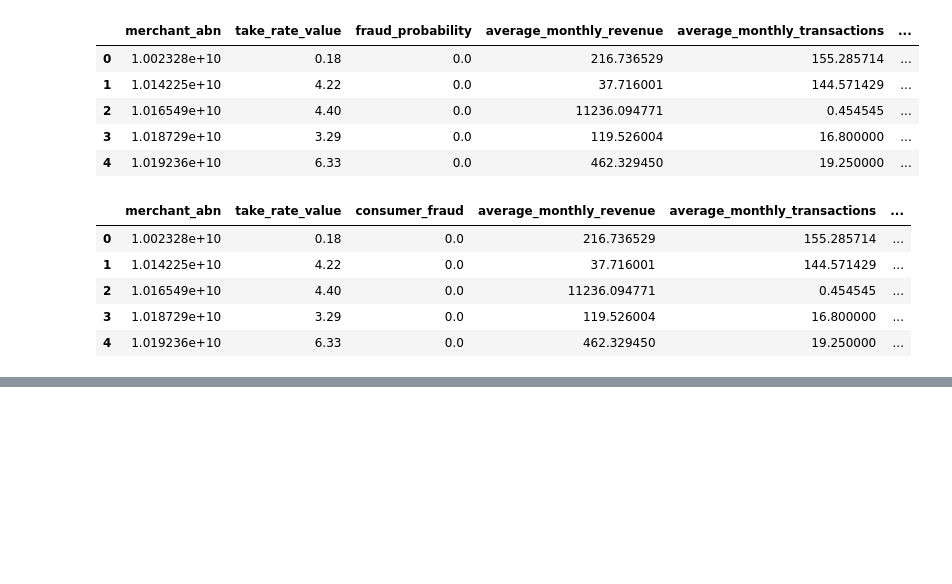
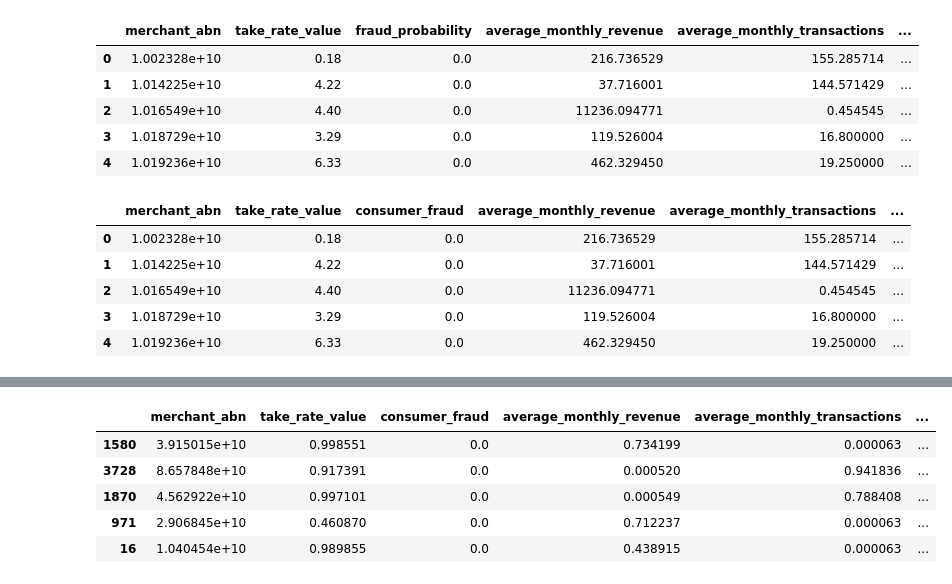
Before and after one commit to MAST30034-AppliedDataScience/project-2-group-buy-now-pay-later-industry-project-24, a Jupyter notebook: notebooks/Big merge.ipynb, the cells around one changed output, grey strips where cells are left out. Drawn from its saved outputs; the diff is of its cells as text; code cells hidden in the pictures; blank space fills up the shorter version.

```diff
--- a/notebooks/Big merge.ipynb
+++ b/notebooks/Big merge.ipynb
@@ -111,0 +189,20 @@ final_df.head()
+# %%
+import pandas as pd
+
+# Assuming final_df is your DataFrame and the 'score' column has already been calculated
+
+# Sort the DataFrame by the 'score' column in descending order
+sorted_df = final_df.sort_values(by='score', ascending=False)
+
+# Select the top 100 merchants
+top_100_merchants = sorted_df.head(100)
+
+# Display the top 100 merchants
+top_100_merchants.head()
+# %% [output]
+|  | merchant_abn | take_rate_value | consumer_fraud | average_monthly_revenue | average_monthly_transactions | ... |
+| 1580 | 3.915015e+10 | 0.998551 | 0.0 | 0.734199 | 0.000063 | ... |
+| 3728 | 8.657848e+10 | 0.917391 | 0.0 | 0.000520 | 0.941836 | ... |
+| 1870 | 4.562922e+10 | 0.997101 | 0.0 | 0.000549 | 0.788408 | ... |
+| 971 | 2.906845e+10 | 0.460870 | 0.0 | 0.712237 | 0.000063 | ... |
+| 16 | 1.040454e+10 | 0.989855 | 0.0 | 0.438915 | 0.000063 | ... |
```
Also changed, not shown: parts of 5 cells of this notebook.
